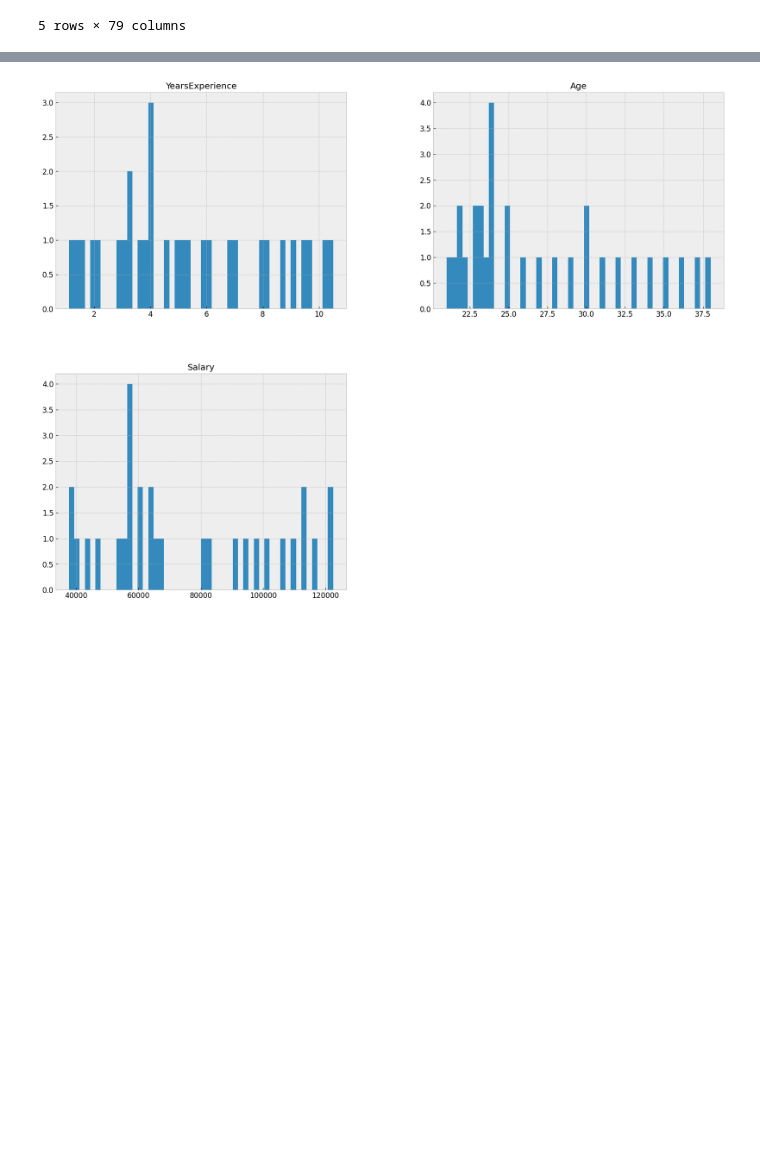
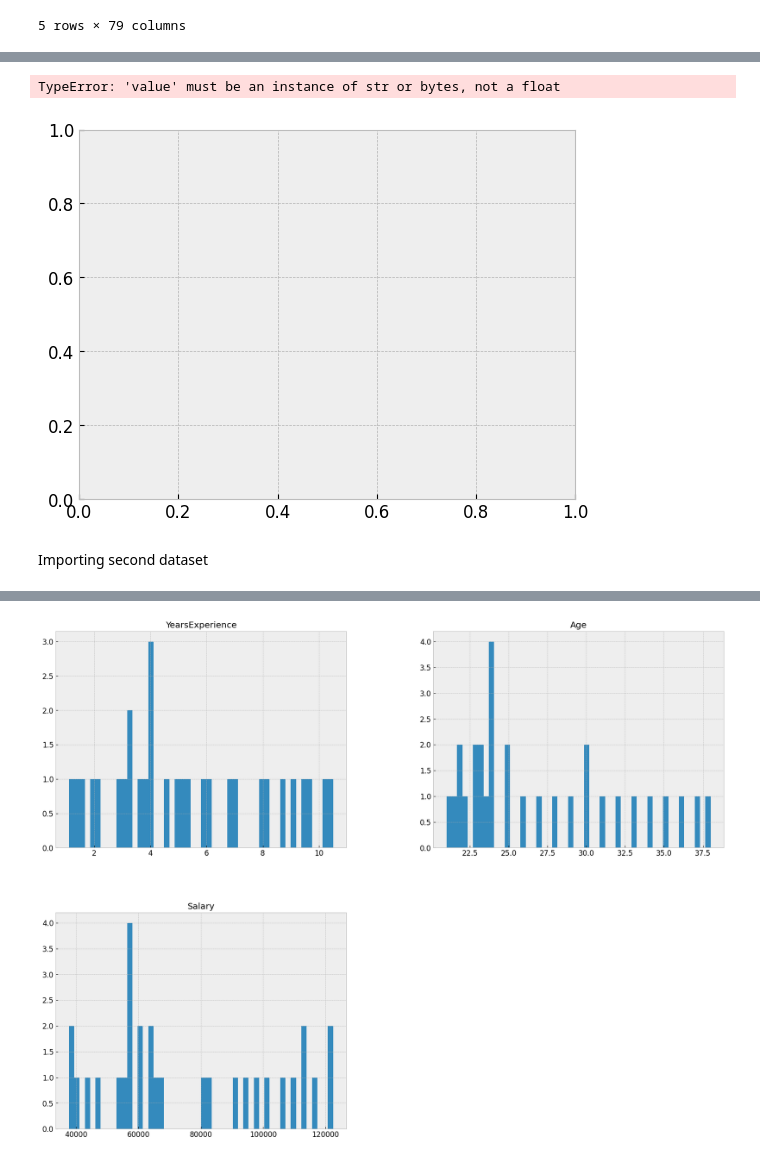
Before and after one commit to IT4063c-Spring23/final-project-dthapa1, a Jupyter notebook: source.ipynb, the cells around one changed output, grey strips where cells are left out. Cells and saved outputs as stored; diff of their text form; code cells hidden in the pictures; blank space fills up the shorter version.

```diff
--- a/source.ipynb
+++ b/source.ipynb
@@ -78 +154,13 @@ new_df.head()
+# %%
+sample_df = df.sample(frac=0.1, random_state=42)
+plt.scatter(sample_df['YearsCode'], sample_df['ConvertedCompYearly'])
+plt.xlabel('X')
+plt.ylabel('Y')
+plt.title('Scatter plot of sample data')
+plt.show()
+# %% [output]
+TypeError: 'value' must be an instance of str or bytes, not a float
+[figure, added]
+# %% [markdown]
+Importing second dataset
 # %%
```
Also changed, not shown: parts of 42 cells of this notebook.
